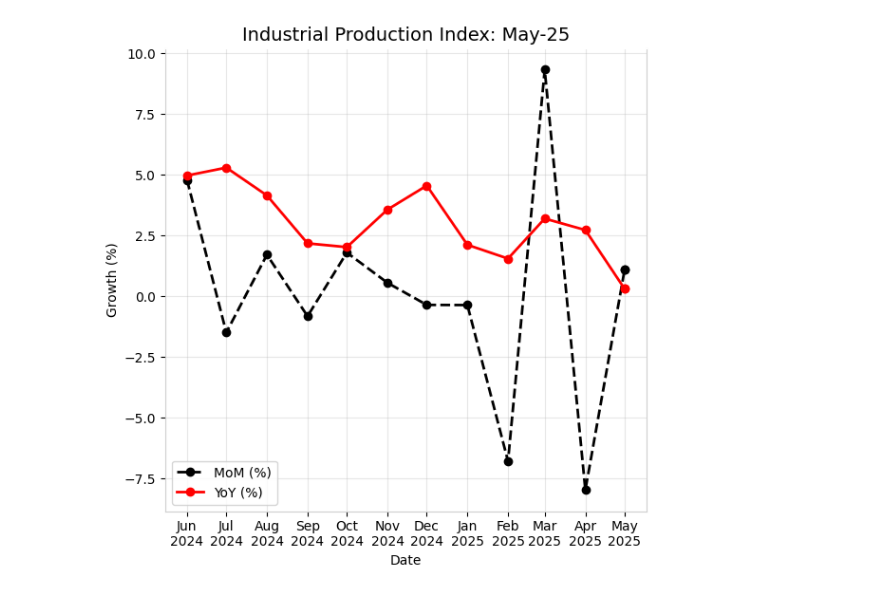
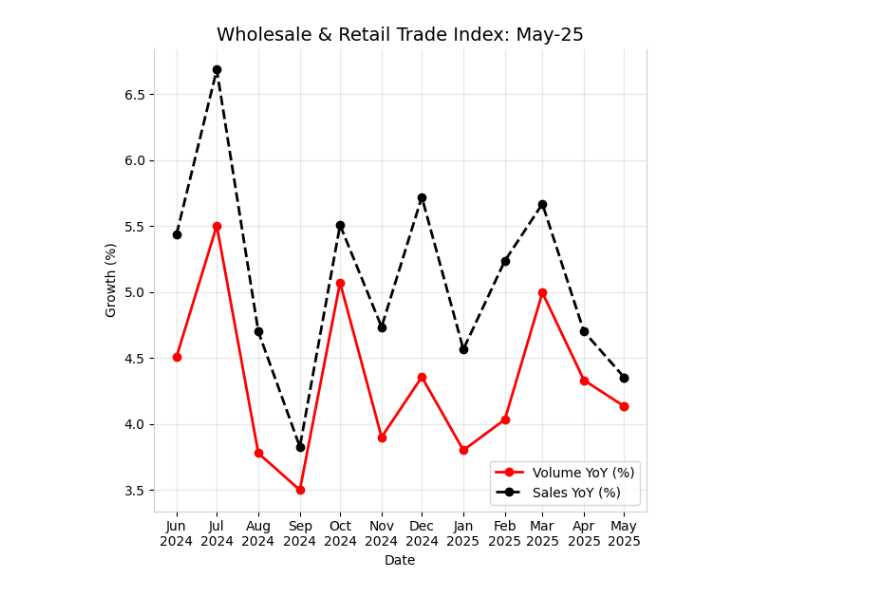
Before and after one commit to MattCodeLab/EDA-matt, a Jupyter notebook: eda-wholesale-retail-trade.ipynb, the cells around one changed output. Saved outputs shown, nothing was run; the diff lists cells and outputs as text; code cells hidden in the pictures.

```diff
--- a/eda-wholesale-retail-trade.ipynb
+++ b/eda-wholesale-retail-trade.ipynb
@@ -15,4 +15,4 @@ def read_parquet_by_name(name, src_path='src.csv'):
     else:
         raise ValueError(f"No URL found for name: {name}")
 
-ipi = read_parquet_by_name('IPI')
+wrt = read_parquet_by_name('WRT')
@@ -21,78 +38,96 @@ ipi = read_parquet_by_name('IPI')
 # Add new data for 2025-05-01
 new_date = pd.to_datetime('2025-05-01')
 new_rows = pd.DataFrame([
-    {'date': new_date, 'series': 'abs', 'index': 128.5},
-    {'date': new_date, 'series': 'growth_yoy', 'index': 0.3},
-    {'date': new_date, 'series': 'growth_mom', 'index': 1.1}
+    {'date': new_date, 'series': 'abs', 'volume': 163.3, 'sales': 163.284, 'volume_sa': 163.097},
+    {'date': new_date, 'series': 'growth_yoy', 'volume': 4.134, 'sales': 4.354, 'volume_sa': 2.954},
+    {'date': new_date, 'series': 'growth_mom', 'volume': 1.655, 'sales': 1.702, 'volume_sa': 1.649}
 ])
-ipi = pd.concat([ipi, new_rows], ignore_index=True)
+wrt = pd.concat([wrt, new_rows], ignore_index=True)
 # %%
 # Filter the data
-ipi_mom = ipi[ipi['series'] == 'growth_mom']
-ipi_yoy = ipi[ipi['series'] == 'growth_yoy']
-ipi_abs = ipi[ipi['series'] == 'abs']
+wrt_mom = wrt[wrt['series'] == 'growth_mom'].copy()
+wrt_yoy = wrt[wrt['series'] == 'growth_yoy'].copy()
+wrt_abs = wrt[wrt['series'] == 'abs'].copy()
 # %%
 # Filter to the past 12 months
-ipi_mom_12 = ipi_mom.sort_values('date').tail(13)
-ipi_yoy_12 = ipi_yoy.sort_values('date').tail(13)
+wrt_mom_12 = wrt_mom.sort_values('date').tail(13)
+wrt_yoy_12 = wrt_yoy.sort_values('date').tail(13)
 
 fig, ax = plt.subplots(figsize=(6, 6))
 
 # Plot MoM
+# ax.plot(
+#     wrt_mom_12['date'],
+#     wrt_mom_12['volume'],
+#     color='black',
+#     marker='o',
+#     linestyle='--',
+#     linewidth=2,
+#     label='Volume MoM (%)'
+# )
+
+# Plot YoY
 ax.plot(
-    ipi_mom_12['date'],
-    ipi_mom_12['index'],
+    wrt_yoy_12['date'],
+    wrt_yoy_12['volume'],
+    color='red',
+    marker='o',
+    linestyle='-',
+    linewidth=2,
+    label='Volume YoY (%)'
+)
+
+# ax.plot(
+#     wrt_mom_12['date'],
+#     wrt_mom_12['sales'],
+#     color='black',
+#     marker='o',
+#     linestyle='--',
+#     linewidth=2,
+#     label='Sales MoM (%)'
+# )
+
+ax.plot(
+    wrt_yoy_12['date'],
+    wrt_yoy_12['sales'],
     color='black',
     marker='o',
     linestyle='--',
     linewidth=2,
-    label='MoM (%)'
+    label='Sales YoY (%)'
 )
-
-# Plot YoY
-ax.plot(
-    ipi_yoy_12['date'],
-    ipi_yoy_12['index'],
-    color='red',
-    marker='o',
-    linestyle='-',
-    linewidth=2,
-    label='YoY (%)'
-)
-
-
 
 # Set axis labels
 ax.set_ylabel('Growth (%)', color='black')
 ax.set_xlabel('Date', color='black')
 
 # Set title
-ax.set_title('Industrial Production Index: May-25', fontsize=14)
+ax.set_title('Wholesale & Retail Trade Index: May-25', fontsize=14)
 
 # Set spines color
 for spine in ax.spines.values():
     spine.set_edgecolor('#cecece')
 ax.spines['top'].set_color('white')
 
 # Set tick params color
 ax.tick_params(axis='x', colors='black')
 ax.tick_params(axis='y', colors='black')
 
 # Add grid
 ax.grid(True, which='major', axis='both', alpha=0.3)
 
 # Add legend
-ax.legend(loc='lower left')
+ax.legend(loc='lower right')
 
 # Set x-axis major locator to MonthLocator and formatter to show abbreviated month and year
 ax.xaxis.set_major_locator(mdates.MonthLocator())
 ax.xaxis.set_major_formatter(mdates.DateFormatter('%b\n%Y'))
 
 # Ensure the x-axis ticks and labels are visible and not overlapping
 plt.setp(ax.xaxis.get_majorticklabels(), rotation=0, ha='center')
 plt.setp(ax.xaxis.get_minorticklabels(), rotation=0, ha='center', fontsize=10, color='black')
 
 plt.tight_layout()
 plt.show()
 # %% [output]
-[figure, old version]
+[figure, new version]
```
Also changed, not shown: parts of 1 cell of this notebook, 6 other files.
